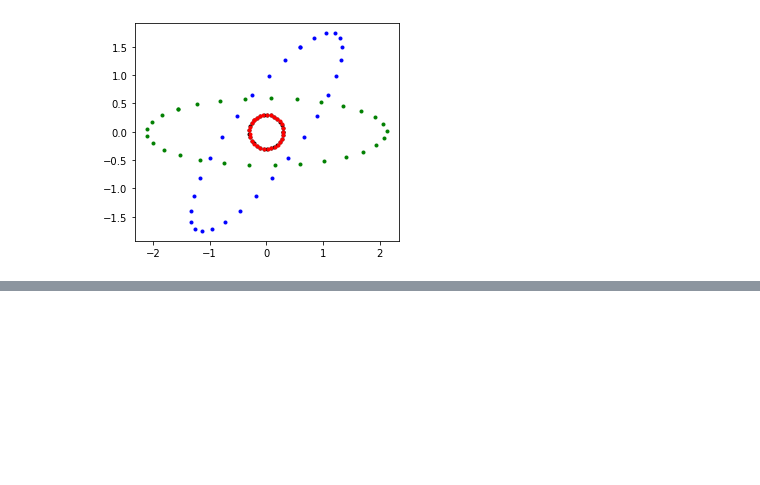
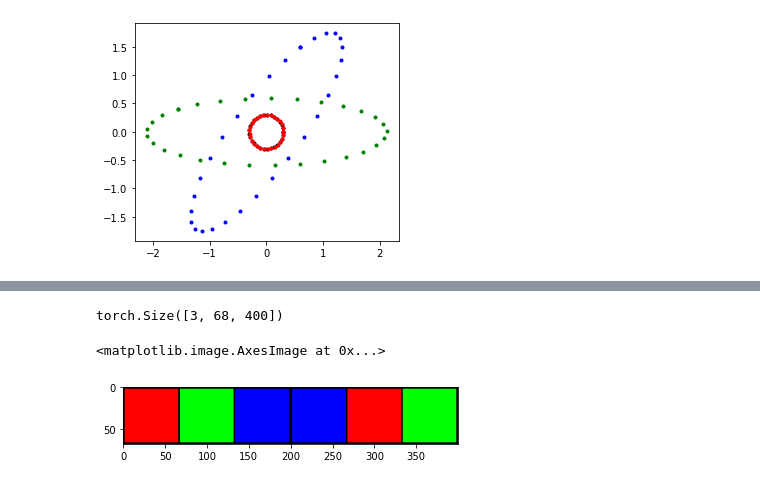
Before and after one commit to muhammadyaseen/vae-disentanglement, a Jupyter notebook: SVD Intuition.ipynb, the cells around one changed output, grey strips where cells are left out. Cells and saved outputs as stored; diff of their text form; code cells hidden in the pictures; blank space fills up the shorter version.

```diff
--- a/SVD Intuition.ipynb
+++ b/SVD Intuition.ipynb
@@ -102,0 +151,8 @@ draw_svd_separately(M, xs, ys)
+# %%
+img_compare = torch.cat([x1,x2], dim = 2)
+print(img_compare.shape)
+plt.imshow(img_compare.permute(1, 2, 0))
+# %% [output]
+torch.Size([3, 68, 400])
+<matplotlib.image.AxesImage at 0x...>
+[figure, added]
```
Also changed, not shown: parts of 9 cells of this notebook, 7 other files.
